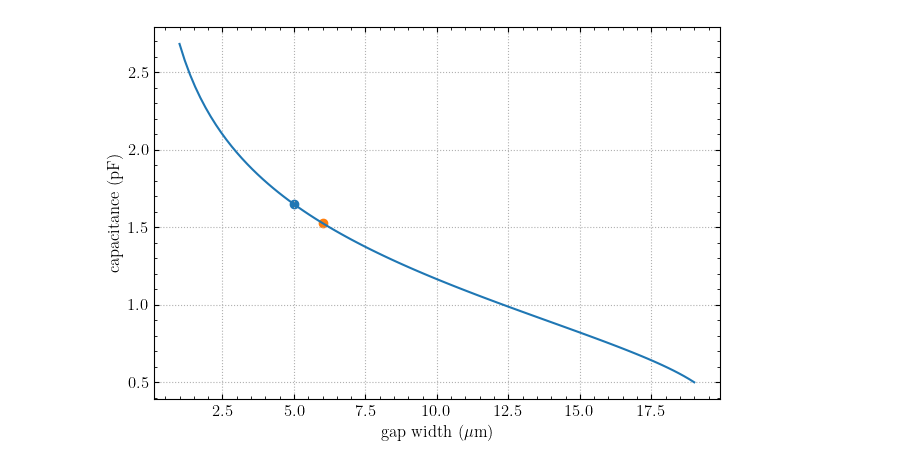
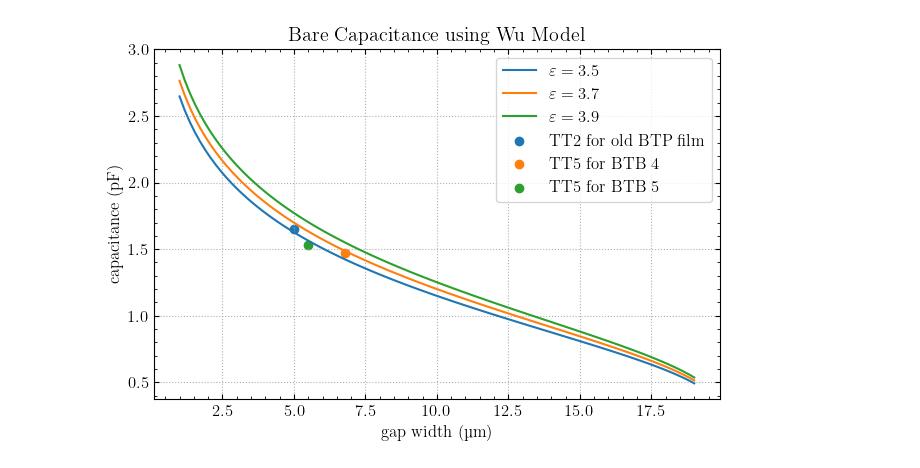
Before and after one commit to ttortorici/fitting, a Jupyter notebook: Notebooks/bare.ipynb, the cells around one changed output. Drawn from its saved outputs; the diff is of its cells as text; code cells hidden in the pictures.

```diff
--- a/Notebooks/bare.ipynb
+++ b/Notebooks/bare.ipynb
@@ -2,8 +2,14 @@
 import fitting.capacitor as cap
 import matplotlib.pylab as plt
 import numpy as np
-plt.rcParams['text.usetex'] = True
 
 
 gap = np.linspace(1, 19, 100)
-bare = cap.bare(gap, silica_constant=3.56)
+silica = np.array([[3.5], [3.7], [3.9]])
+bare = cap.bare(gap, silica_constant=silica)
+print(gap.shape)
+print(silica.shape)
+print(bare.shape)
+print(len(silica))
+print(bare[0].shape)
+print(silica[3, 0])
@@ -10,12 +23,17 @@ bare = cap.bare(gap, silica_constant=3.56)
 # %%
 fig, ax = plt.subplots(1, 1, figsize=(6.5, 4.5))
 
-ax.plot(gap, bare)
-ax.scatter(5, 1.65)
-ax.scatter(6, 1.53)
+for ii in range(len(silica)):
+    ax.plot(gap, bare[ii], label=f"$\\varepsilon={silica[ii, 0]}$")
+ax.scatter(5, 1.65, label="TT2 for old BTP film") # old BTP
+ax.scatter(6.8, 1.469, label="TT5 for BTB 4") # BTB 4
+ax.scatter(5.5, 1.53, label="TT5 for BTB 5") # BTB 5
+
 ax.grid()
-ax.set_xlabel("gap width ($\\mathrm{{\\mu m}}$)")
+ax.legend()
+ax.set_title(f"Bare Capacitance using Wu Model")
+ax.set_xlabel("gap width ($\\text{{\\textmu}}\\text{{m}}$)")
 ax.set_ylabel("capacitance (pF)")
 fig.tight_layout()
 # %% [output]
-[figure, old version]
+[figure, new version]
```
Also changed, not shown: parts of 1 cell of this notebook, 4 other files.
